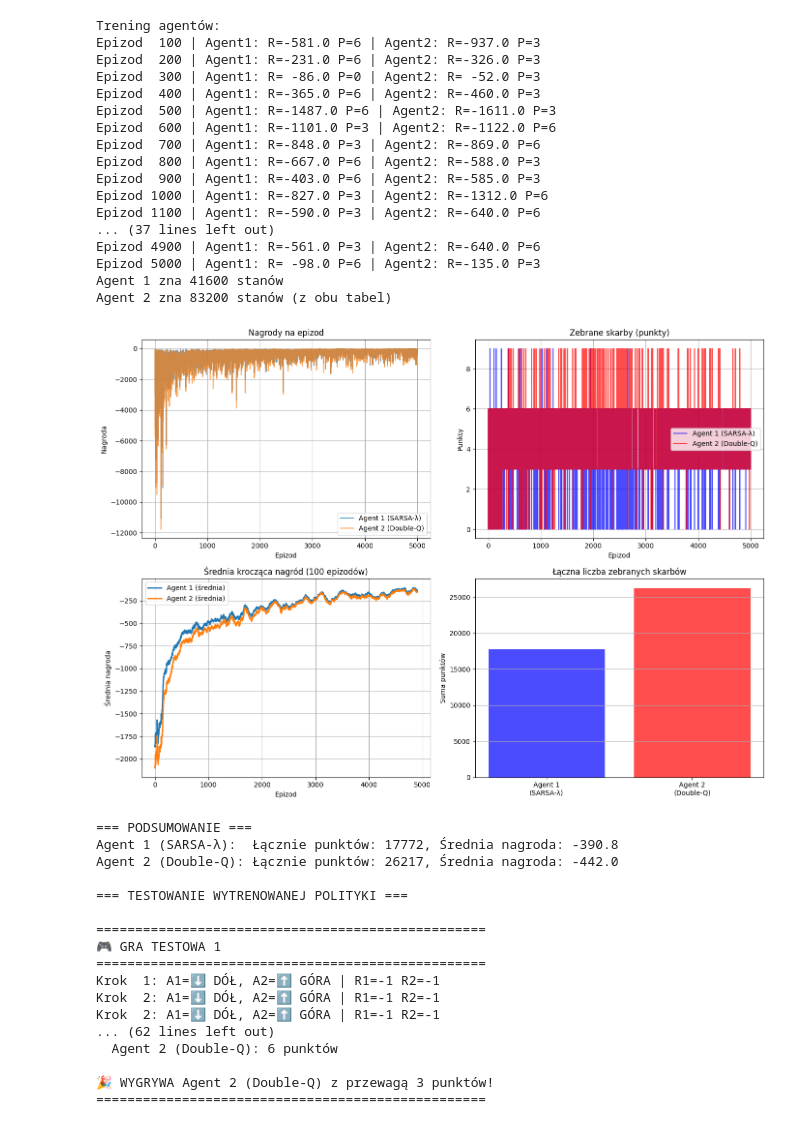
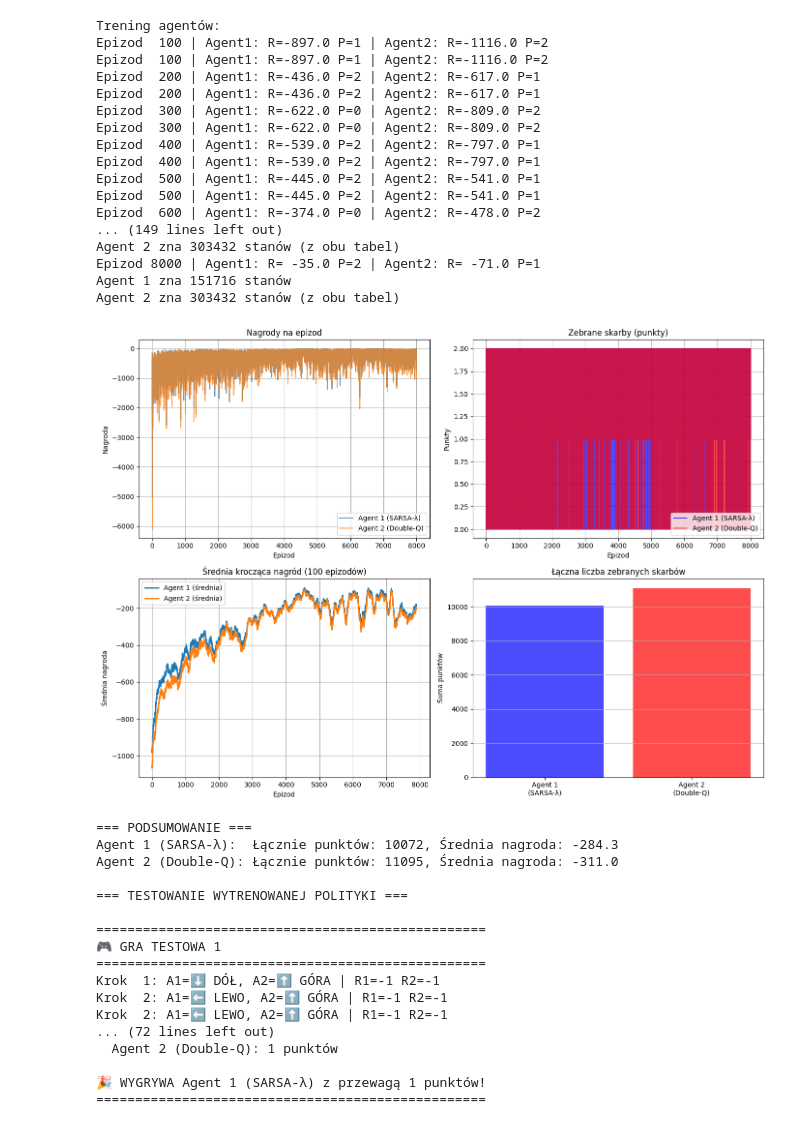
Before and after one commit to Jvsin/ai-studies, a Jupyter notebook: ucz_ze_wzmoc/treasurerEnv/treasuerHunter_v2.ipynb, the cells around one changed output. Drawn from its saved outputs; the diff is of its cells as text; code cells hidden in the pictures.

```diff
--- a/ucz_ze_wzmoc/treasurerEnv/treasuerHunter_v2.ipynb
+++ b/ucz_ze_wzmoc/treasurerEnv/treasuerHunter_v2.ipynb
@@ -573,17 +597,17 @@ env = MultiTreasureHunterMDP(MAP2)
 state = env.reset()
 
 agent1 = SARSALambdaAgent(
-    alpha=0.1, epsilon=0.25, discount=0.99,
+    alpha=0.1, epsilon=0.15, discount=0.99,
     get_legal_actions=lambda s: env.get_possible_actions(s),
     lambda_value=0.9
 )
 agent2 = DQLearningAgent(
-    alpha=0.1, epsilon=0.25, discount=0.99,
+    alpha=0.1, epsilon=0.15, discount=0.99,
     get_legal_actions=lambda s: env.get_possible_actions(s)
 )
 
 print("Trening agentów:")
-rewards1, rewards2, scores1, scores2 = play_and_train_multi(env, agent1, agent2, episodes=5000)
+rewards1, rewards2, scores1, scores2 = play_and_train_multi(env, agent1, agent2, episodes=8000)
 
 print(f"Agent 1 zna {len(agent1._qvalues)} stanów")
 print(f"Agent 2 zna {len(agent2._qvaluesA) + len(agent2._qvaluesB)} stanów (z obu tabel)")
@@ -620,53 +644,53 @@ if len(rewards1) >= window:
     plt.plot(avg_r1, label='Agent 1 (średnia)', linewidth=2)
     plt.plot(avg_r2, label='Agent 2 (średnia)', linewidth=2)
     plt.title(f"Średnia krocząca nagród ({window} epizodów)")
     plt.xlabel("Epizod")
     plt.ylabel("Średnia nagroda")
     plt.legend()
     plt.grid(True)
 
 # Porównanie całkowitych punktów
 plt.subplot(2, 2, 4)
 total_scores1 = sum(scores1)
 total_scores2 = sum(scores2)
 plt.bar(['Agent 1\n(SARSA-λ)', 'Agent 2\n(Double-Q)'],
         [total_scores1, total_scores2],
         color=['blue', 'red'], alpha=0.7)
 plt.title("Łączna liczba zebranych skarbów")
 plt.ylabel("Suma punktów")
 plt.grid(True, axis='y')
 
 plt.tight_layout()
 plt.show()
 
 print(f"\n=== PODSUMOWANIE ===")
 print(f"Agent 1 (SARSA-λ):  Łącznie punktów: {total_scores1}, Średnia nagroda: {np.mean(rewards1):.1f}")
 print(f"Agent 2 (Double-Q): Łącznie punktów: {total_scores2}, Średnia nagroda: {np.mean(rewards2):.1f}")
 
 print("\n=== TESTOWANIE WYTRENOWANEJ POLITYKI ===")
 test_policy(env, agent1, agent2, episodes=1)
 # %% [output]
 Trening agentów:
-Epizod  100 | Agent1: R=-581.0 P=6 | Agent2: R=-937.0 P=3
-Epizod  200 | Agent1: R=-231.0 P=6 | Agent2: R=-326.0 P=3
-Epizod  300 | Agent1: R= -86.0 P=0 | Agent2: R= -52.0 P=3
-Epizod  400 | Agent1: R=-365.0 P=6 | Agent2: R=-460.0 P=3
-Epizod  500 | Agent1: R=-1487.0 P=6 | Agent2: R=-1611.0 P=3
-Epizod  600 | Agent1: R=-1101.0 P=3 | Agent2: R=-1122.0 P=6
-Epizod  700 | Agent1: R=-848.0 P=3 | Agent2: R=-869.0 P=6
-Epizod  800 | Agent1: R=-667.0 P=6 | Agent2: R=-588.0 P=3
-Epizod  900 | Agent1: R=-403.0 P=6 | Agent2: R=-585.0 P=3
-Epizod 1000 | Agent1: R=-827.0 P=3 | Agent2: R=-1312.0 P=6
-Epizod 1100 | Agent1: R=-590.0 P=3 | Agent2: R=-640.0 P=6
-... (37 lines left out)
-Epizod 4900 | Agent1: R=-561.0 P=3 | Agent2: R=-640.0 P=6
-Epizod 5000 | Agent1: R= -98.0 P=6 | Agent2: R=-135.0 P=3
-Agent 1 zna 41600 stanów
-Agent 2 zna 83200 stanów (z obu tabel)
+Epizod  100 | Agent1: R=-897.0 P=1 | Agent2: R=-1116.0 P=2
+Epizod  100 | Agent1: R=-897.0 P=1 | Agent2: R=-1116.0 P=2
+Epizod  200 | Agent1: R=-436.0 P=2 | Agent2: R=-617.0 P=1
+Epizod  200 | Agent1: R=-436.0 P=2 | Agent2: R=-617.0 P=1
+Epizod  300 | Agent1: R=-622.0 P=0 | Agent2: R=-809.0 P=2
+Epizod  300 | Agent1: R=-622.0 P=0 | Agent2: R=-809.0 P=2
+Epizod  400 | Agent1: R=-539.0 P=2 | Agent2: R=-797.0 P=1
+Epizod  400 | Agent1: R=-539.0 P=2 | Agent2: R=-797.0 P=1
+Epizod  500 | Agent1: R=-445.0 P=2 | Agent2: R=-541.0 P=1
+Epizod  500 | Agent1: R=-445.0 P=2 | Agent2: R=-541.0 P=1
+Epizod  600 | Agent1: R=-374.0 P=0 | Agent2: R=-478.0 P=2
+... (149 lines left out)
+Agent 2 zna 303432 stanów (z obu tabel)
+Epizod 8000 | Agent1: R= -35.0 P=2 | Agent2: R= -71.0 P=1
+Agent 1 zna 151716 stanów
+Agent 2 zna 303432 stanów (z obu tabel)
-[figure, old version]
+[figure, new version]
 === PODSUMOWANIE ===
-Agent 1 (SARSA-λ):  Łącznie punktów: 17772, Średnia nagroda: -390.8
-Agent 2 (Double-Q): Łącznie punktów: 26217, Średnia nagroda: -442.0
+Agent 1 (SARSA-λ):  Łącznie punktów: 10072, Średnia nagroda: -284.3
+Agent 2 (Double-Q): Łącznie punktów: 11095, Średnia nagroda: -311.0
 
 === TESTOWANIE WYTRENOWANEJ POLITYKI ===
 
@@ -674,10 +698,10 @@ Agent 2 (Double-Q): Łącznie punktów: 26217, Średnia nagroda: -442.0
 🎮 GRA TESTOWA 1
 ==================================================
 Krok  1: A1=⬇️ DÓŁ, A2=⬆️ GÓRA | R1=-1 R2=-1
-Krok  2: A1=⬇️ DÓŁ, A2=⬆️ GÓRA | R1=-1 R2=-1
-Krok  2: A1=⬇️ DÓŁ, A2=⬆️ GÓRA | R1=-1 R2=-1
-... (62 lines left out)
-  Agent 2 (Double-Q): 6 punktów
+Krok  2: A1=⬅️ LEWO, A2=⬆️ GÓRA | R1=-1 R2=-1
+Krok  2: A1=⬅️ LEWO, A2=⬆️ GÓRA | R1=-1 R2=-1
+... (72 lines left out)
+  Agent 2 (Double-Q): 1 punktów
 
-🎉 WYGRYWA Agent 2 (Double-Q) z przewagą 3 punktów!
+🎉 WYGRYWA Agent 1 (SARSA-λ) z przewagą 1 punktów!
 ==================================================
```
Also changed, not shown: parts of 5 cells of this notebook, 6 other files.
